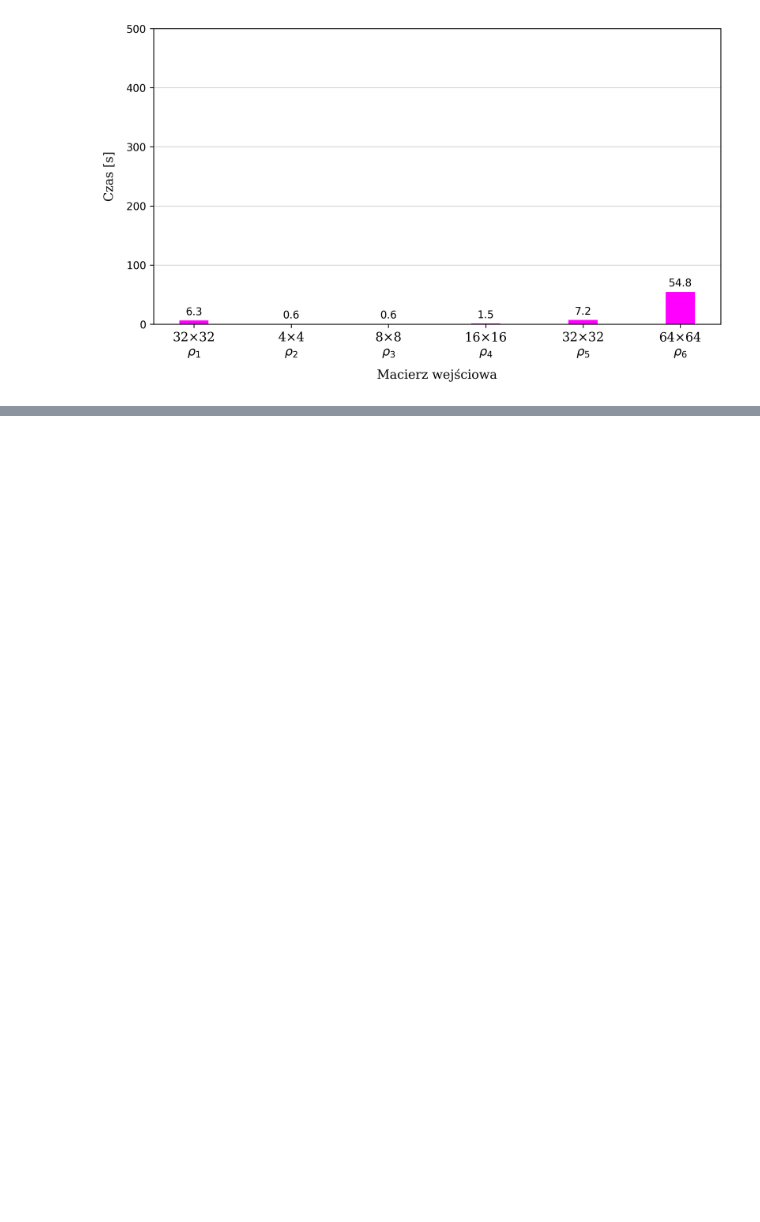
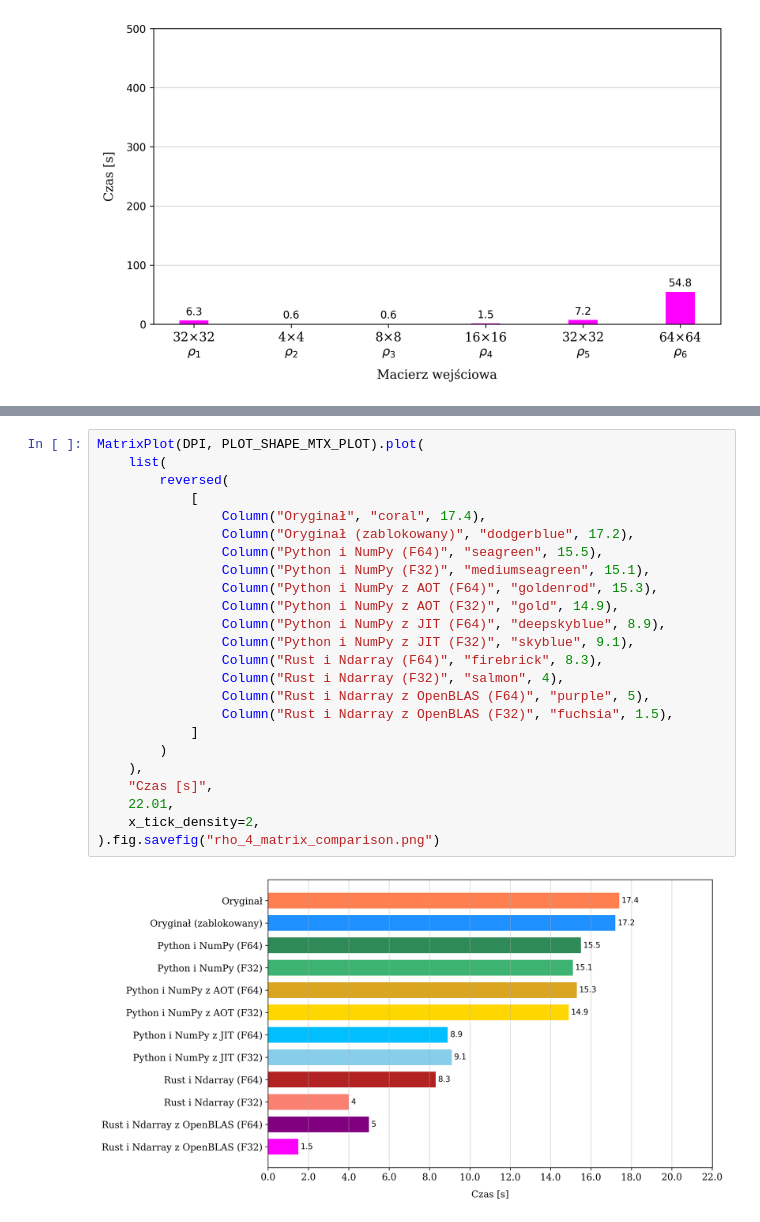
Before and after one commit to Argmaster/bachelors_thesis, a Jupyter notebook: resources/plots.ipynb, the cells around one changed output, grey strips where cells are left out. Drawn from its saved outputs; the diff is of its cells as text; blank space fills up the shorter version.

```diff
--- a/resources/plots.ipynb
+++ b/resources/plots.ipynb
@@ -870,0 +949,26 @@ MatrixPlot(DPI, PLOT_SHAPE).plot(
+# %%
+MatrixPlot(DPI, PLOT_SHAPE_MTX_PLOT).plot(
+    list(
+        reversed(
+            [
+                Column("Oryginał", "coral", 17.4),
+                Column("Oryginał (zablokowany)", "dodgerblue", 17.2),
+                Column("Python i NumPy (F64)", "seagreen", 15.5),
+                Column("Python i NumPy (F32)", "mediumseagreen", 15.1),
+                Column("Python i NumPy z AOT (F64)", "goldenrod", 15.3),
+                Column("Python i NumPy z AOT (F32)", "gold", 14.9),
+                Column("Python i NumPy z JIT (F64)", "deepskyblue", 8.9),
+                Column("Python i NumPy z JIT (F32)", "skyblue", 9.1),
+                Column("Rust i Ndarray (F64)", "firebrick", 8.3),
+                Column("Rust i Ndarray (F32)", "salmon", 4),
+                Column("Rust i Ndarray z OpenBLAS (F64)", "purple", 5),
+                Column("Rust i Ndarray z OpenBLAS (F32)", "fuchsia", 1.5),
+            ]
+        )
+    ),
+    "Czas [s]",
+    22.01,
+    x_tick_density=2,
+).fig.savefig("rho_4_matrix_comparison.png")
+# %% [output]
+[figure, added]
```
Also changed, not shown: parts of 8 cells of this notebook, 8 other files.
